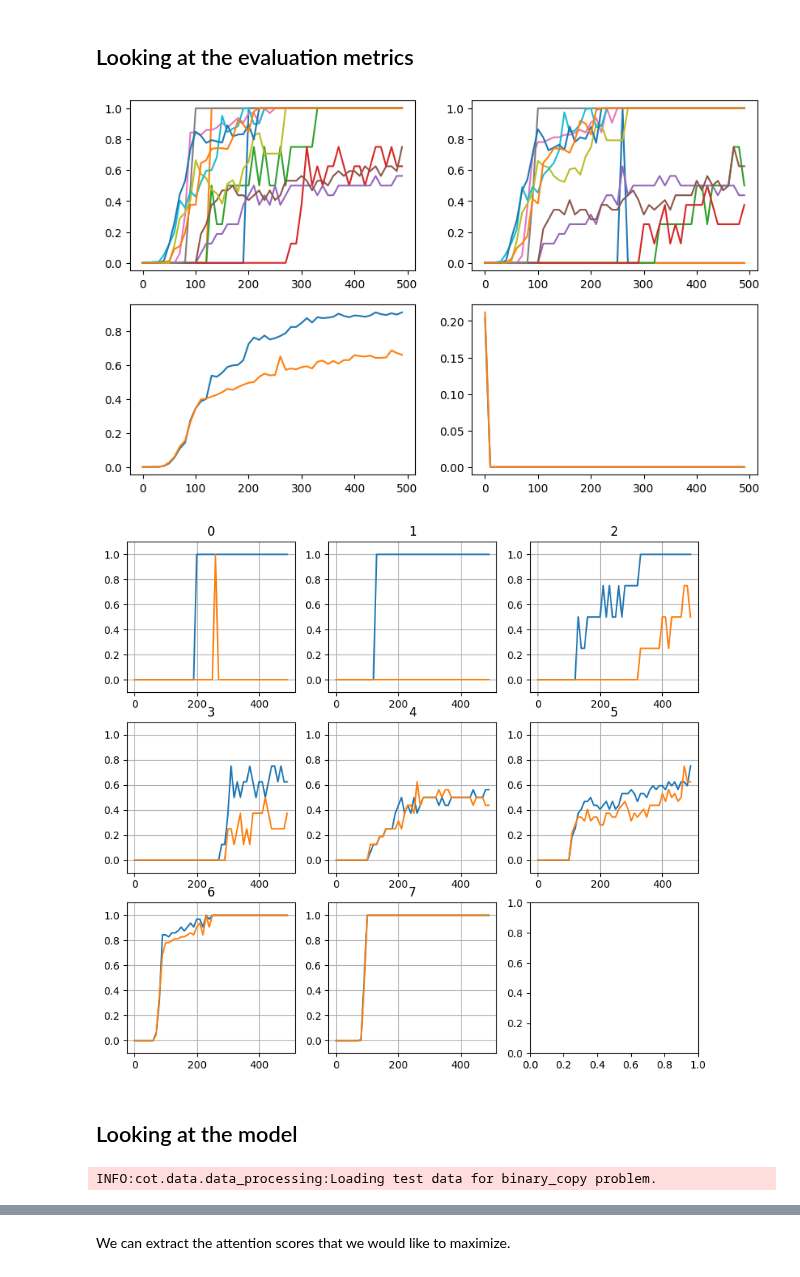
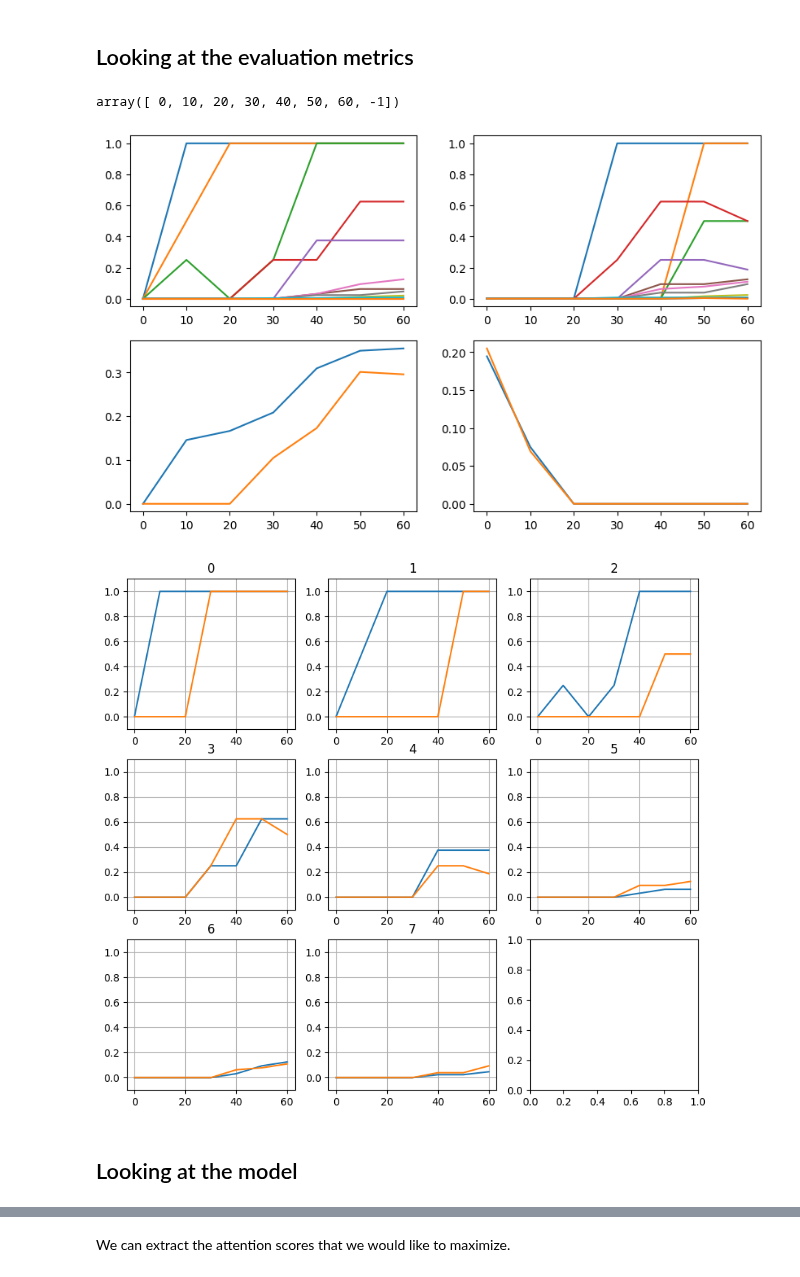
Before and after one commit to fairinternal/composable-llm, a Jupyter notebook: notebooks/scratchpad.ipynb, the cells around one changed output, grey strips where cells are left out. Cells and saved outputs as stored; diff of their text form; code cells hidden in the pictures.

Commit message:
scratchpad update for new eval recipe

```diff
--- a/notebooks/scratchpad.ipynb
+++ b/notebooks/scratchpad.ipynb
@@ -39,38 +93,42 @@ path = CHECKPOINT_DIR / problem.prefix / 'model.pth'
 
 checkpoint = torch.load(path)
 
-evals = checkpoint["evals"]
-ind = evals != -1
-evals = evals[ind]
+timestamps = checkpoint['timestamps']
+ind = timestamps != -1
+timestamps = timestamps[ind]
 
-# eval = checkpoint["evals"].argmax() + 1
-
-acc_by_len = checkpoint["acc_by_len"][ind]
-test_acc_by_len = checkpoint["test_acc_by_len"][ind]
-spe_acc = checkpoint["spe_acc"][ind]
-test_spe_acc = checkpoint["test_spe_acc"][ind]
-losses = checkpoint["losses"]
+evals = checkpoint['evals'][ind]
+# %%
+checkpoint['timestamps']
+# %% [output]
+array([ 0, 10, 20, 30, 40, 50, 60, -1])
+# %%
+nb_len = 12
+acc_by_len = evals[:, :nb_len]
+test_acc_by_len = evals[:, nb_len:2*nb_len]
+spe_acc = evals[:, 2*nb_len:2*nb_len + 3]
+test_spe_acc = evals[:, 2*nb_len + 3:]
 # %%
 fig, axes = plt.subplots(2, 2, figsize=(10, 6))
-axes[0, 0].plot(evals, acc_by_len)
-axes[0, 1].plot(evals, test_acc_by_len)
-axes[1, 0].plot(evals, acc_by_len.mean(axis=1))
-axes[1, 0].plot(evals, test_acc_by_len.mean(axis=1))
-axes[1, 1].plot(evals, spe_acc[:, 2])
-axes[1, 1].plot(evals, test_spe_acc[:, 2])
+axes[0, 0].plot(timestamps, acc_by_len)
+axes[0, 1].plot(timestamps, test_acc_by_len)
+axes[1, 0].plot(timestamps, acc_by_len.mean(axis=1))
+axes[1, 0].plot(timestamps, test_acc_by_len.mean(axis=1))
+axes[1, 1].plot(timestamps, spe_acc[:, 2])
+axes[1, 1].plot(timestamps, test_spe_acc[:, 2])
 # axes[1, 1].set_xlim(0, 50)
 
 nb_len = 8
 fig, axes = plt.subplots(nb_len // 3 + (1 if nb_len % 3 else 0), 3, figsize=(10, 9))
 for i in range(nb_len):
-    axes[i // 3, i % 3].plot(evals, acc_by_len[:, i])
-    axes[i // 3, i % 3].plot(evals, test_acc_by_len[:, i])
+    axes[i // 3, i % 3].plot(timestamps, acc_by_len[:, i])
+    axes[i // 3, i % 3].plot(timestamps, test_acc_by_len[:, i])
     axes[i // 3, i % 3].set_ylim(-.1, 1.1)
     axes[i // 3, i % 3].set_title(i)
     axes[i // 3, i % 3].grid()
 # %% [output]
-[figure, old version]
+[figure, new version]
-[figure, old version]
+[figure, new version]
 # %% [markdown]
 ## Looking at the model
 # %%
@@ -90,9 +148,7 @@ pos_emb = checkpoint['model_state_dict']['embeddings.pos_emb.weight'].cpu()
 lengths = list(np.arange(nb_len) + 1)
 
 testset = problem()
-testset.set_as_testset(lengths)
+testset.set_data(lengths, data_type="test")
-# %% [output]
-INFO:cot.data.data_processing:Loading test data for binary_copy problem.
 # %%
 config = TransformerConfig(
     vocab_size=torch.max(testset.data).item() + 1,
```
Also changed, not shown: parts of 4 cells of this notebook.
